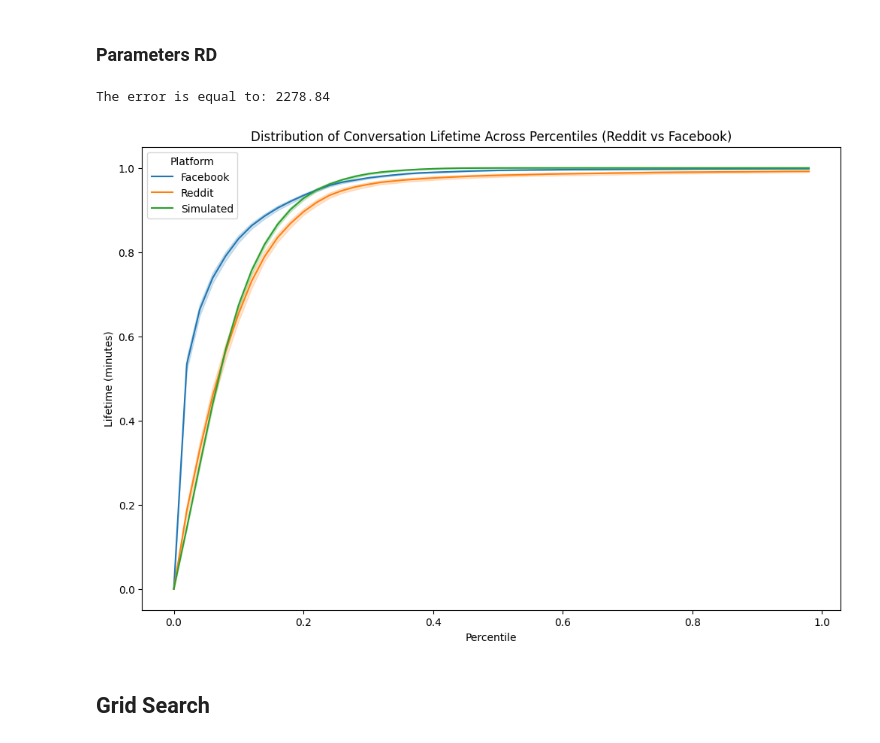
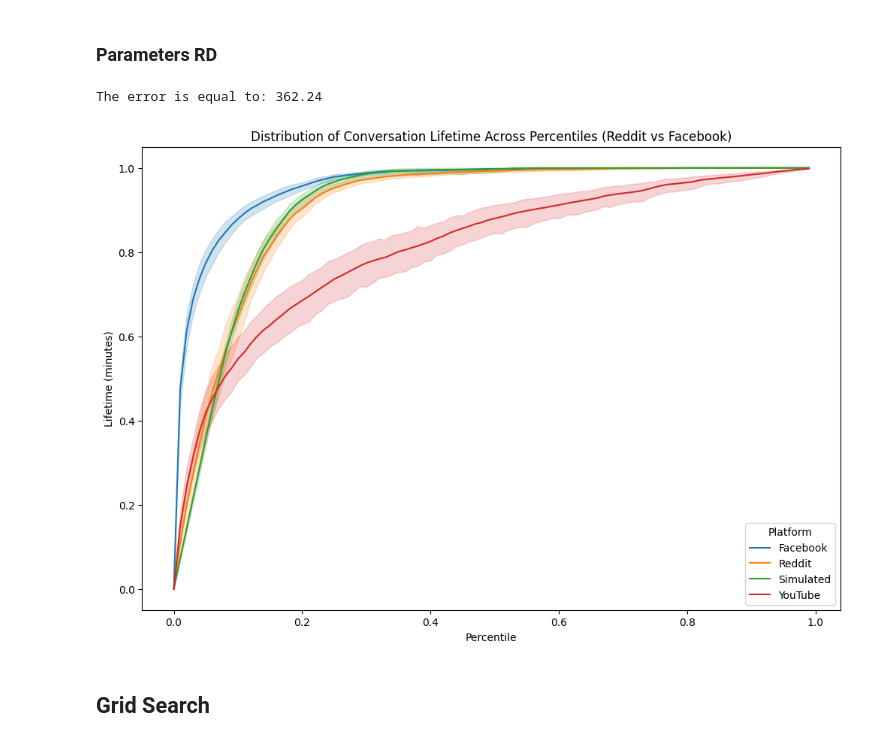
Before and after one commit to jacoponudo/Conversation_dynamics, a Jupyter notebook: src/HWK/Model.ipynb, the cells around one changed output. Cells and saved outputs as stored; diff of their text form; code cells hidden in the pictures.

```diff
--- a/src/HWK/Model.ipynb
+++ b/src/HWK/Model.ipynb
@@ -206,12 +208,19 @@ fb=pd.read_csv('/content/drive/MyDrive/thesis/data/facebook/facebook_snews_proce
 # %%
 fb = fb[fb['temporal_distance_birth_h'] < 100].copy()
-fb['temporal_distance_birth_base_1000h'] = fb['temporal_distance_birth_h'] / 100
+fb['temporal_distance_birth_base_100h'] = fb['temporal_distance_birth_h'] / 100
 
 fbb= fbb[fbb['temporal_distance_birth_h'] < 100].copy()
-fbb['temporal_distance_birth_base_1000h'] = fbb['temporal_distance_birth_h'] / 100
+fbb['temporal_distance_birth_base_100h'] = fbb['temporal_distance_birth_h'] / 100
 
 rd = rd[rd['temporal_distance_birth_h'] < 100].copy()
-rd['temporal_distance_birth_base_1000h'] = rd['temporal_distance_birth_h'] / 100
+rd['temporal_distance_birth_base_100h'] = rd['temporal_distance_birth_h'] / 100
+
+vo = vo[vo['temporal_distance_birth_h'] < 100].copy()
+vo['temporal_distance_birth_base_100h'] = rd['temporal_distance_birth_h'] / 100
+vo['post_id'] = vo['root_submission']
+
+yt = yt[yt['temporal_distance_birth_h'] < 100].copy()
+yt['temporal_distance_birth_base_100h'] = yt['temporal_distance_birth_h'] / 100
 # %%
 
 time_intervals = np.arange(0, 1, 0.01)  # Utilizzo di np.arange per intervalli decimali
@@ -385,12 +484,12 @@ KeyboardInterrupt:
 # %%
-time_intervals = np.arange(0, 1, 0.02)  # Utilizzo di np.arange per intervalli decimali
+time_intervals = np.arange(0, 1, 0.01)  # Utilizzo di np.arange per intervalli decimali
 
 simulated_ECDF = calculate_ECDF(simulated, time_intervals)
 simulated_ECDF['Platform']='Simulated'
 observed_ECDF = calculate_ECDF(observed, time_intervals)
 observed_ECDF['Platform']='Observed'
 
-reddit_ECDF = calculate_ECDF(rd[rd['post_id'].isin(rd['post_id'].unique()[0:1000])], time_intervals)
+reddit_ECDF = calculate_ECDF(rd[rd['post_id'].isin(rd['post_id'].unique()[0:100])], time_intervals)
 reddit_ECDF['Platform']='Reddit'
 # %%
 combined_results = pd.concat([simulated_ECDF, observed_ECDF], ignore_index=True)
@@ -423,36 +566,40 @@ lambda_=7
 mu=0.0018 #0.002
 sd=0.01
 k=1.01
-simulated, observed=simulate_data(rd, alpha, lambda_, mu, sd, a, b, k, num_threads=1000)
+simulated, observed=simulate_data(rd, alpha, lambda_, mu, sd, a, b, k, num_threads=100)
 # %%
 simulated_ECDF = calculate_ECDF(simulated, time_intervals)
 simulated_ECDF['Platform']='Simulated'
 observed_ECDF = calculate_ECDF(observed, time_intervals)
 observed_ECDF['Platform']='Reddit'
 
-reddit_ECDF = calculate_ECDF(fb[fb['post_id'].isin(fb['post_id'].unique()[0:1000])], time_intervals)
+reddit_ECDF = calculate_ECDF(fb[fb['post_id'].isin(fb['post_id'].unique()[0:100])], time_intervals)
 reddit_ECDF['Platform']='Facebook'
+
+youtube_ECDF = calculate_ECDF(yt[yt['post_id'].isin(yt['post_id'].unique()[0:100])], time_intervals)
+youtube_ECDF['Platform']='YouTube'
+
 combined_results = pd.concat([simulated_ECDF, observed_ECDF], ignore_index=True)
 # %%
 error = calculate_loss(simulated_ECDF, observed_ECDF)
 print('The error is equal to: ' + str(round(error, 2)))
 # %% [output]
-The error is equal to: 2278.84
+The error is equal to: 362.24
 # %%
-combined_results = pd.concat([reddit_ECDF, observed_ECDF,simulated_ECDF], ignore_index=True)
+combined_results = pd.concat([reddit_ECDF, observed_ECDF,simulated_ECDF,youtube_ECDF], ignore_index=True)
 df=combined_results
 # Plotting lineplot for both Reddit and Facebook with confidence intervals
 plt.figure(figsize=(12, 8))
 sns.lineplot(data=df, x='Time Grid Value', y='Share',hue='Platform', errorbar=('ci', 99))
 plt.title('Distribution of Conversation Lifetime Across Percentiles (Reddit vs Facebook)')
 plt.ylabel('Lifetime (minutes)')
 plt.xlabel('Percentile')
 plt.grid(False)
 plt.legend(title='Platform')
 plt.show()
 # con a,b uguale a 2,20
 # %% [output]
-[figure, old version]
+[figure, new version]
 # %% [markdown]
 ## Grid Search
 # %%
```
Also changed, not shown: parts of 21 cells of this notebook.
